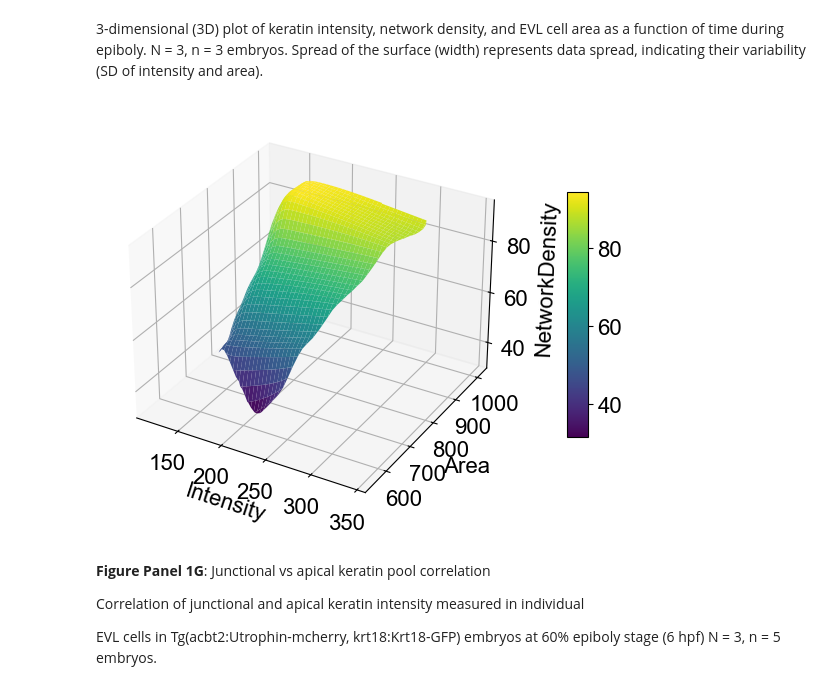
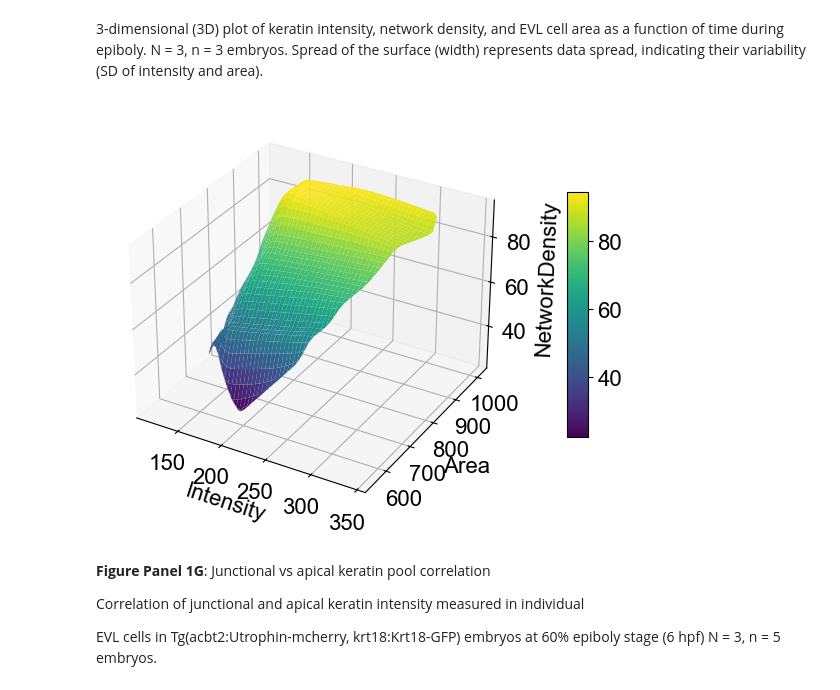
Before and after one commit to Suyash-Naik/2026-Keratinepithlialspreadingcoordinate-Data, a Jupyter notebook: notebooks/Figure1_KeratinNetworkMaturationEVL.ipynb, the cells around one changed output. Drawn from its saved outputs; the diff is of its cells as text; code cells hidden in the pictures.

```diff
--- a/notebooks/Figure1_KeratinNetworkMaturationEVL.ipynb
+++ b/notebooks/Figure1_KeratinNetworkMaturationEVL.ipynb
@@ -281,21 +281,21 @@ Spread of the surface (width) represents data spread, indicating their variabili
 # %%
 nd_raw= build_nd_raw_dataset(
     ndfolders=ndfolders,
     time_minutes=[20,15,10],
     time0=[4.0,4.0,4.5],
     id_tags=["2503", "2410", "1801"],
     aggregate="mean"
 )
 nd_raw = nd_raw.dropna(subset=["Intensity", "Area", "NetworkDensity"])
 fig, ax, surf= plot_nd_surface(
     nd_raw,
     x_col="Intensity",
     y_col="Area",
     z_col="NetworkDensity",
-    grid_res=350
+    grid_res=500
 )
 # %% [output]
-[figure, old version]
+[figure, new version]
 # %% [markdown]
 **Figure Panel 1G**: Junctional vs apical keratin pool correlation
 
```
Also changed, not shown: parts of 3 cells of this notebook, 28 other files.
